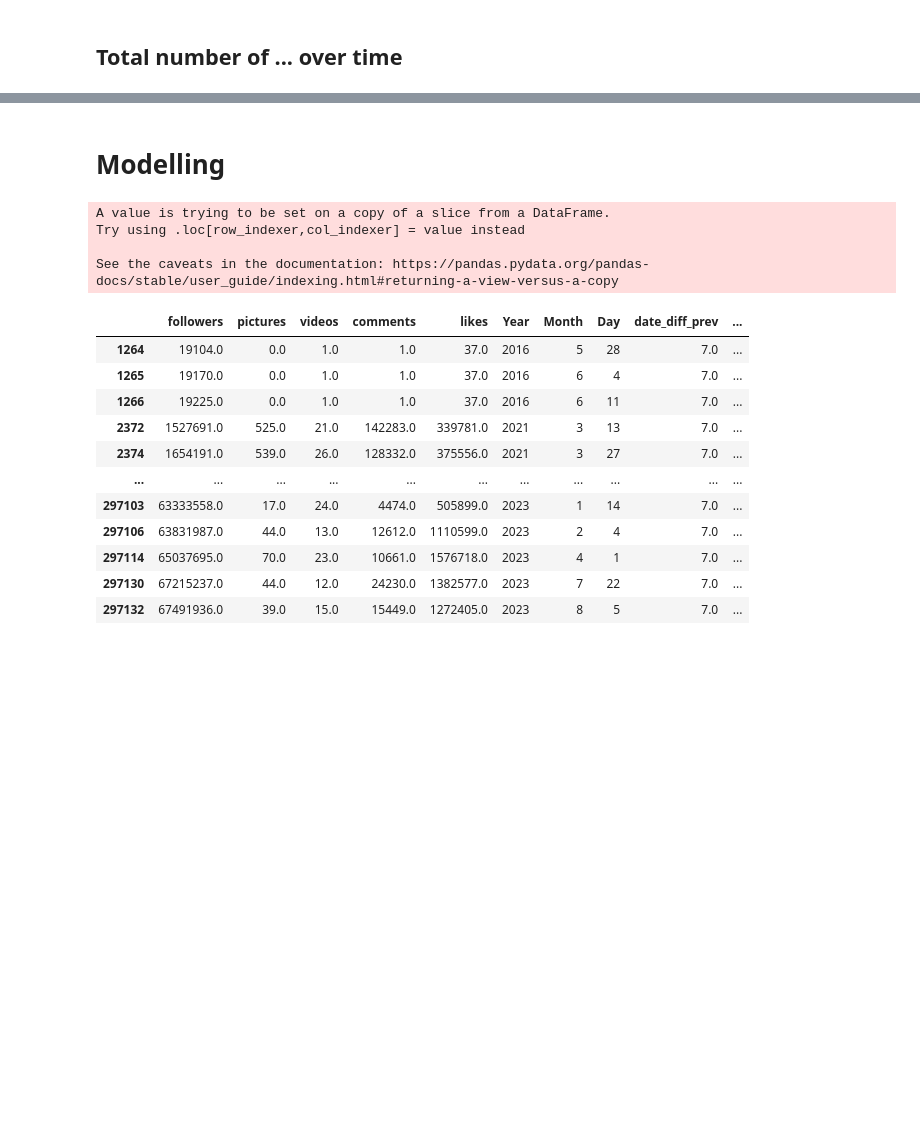
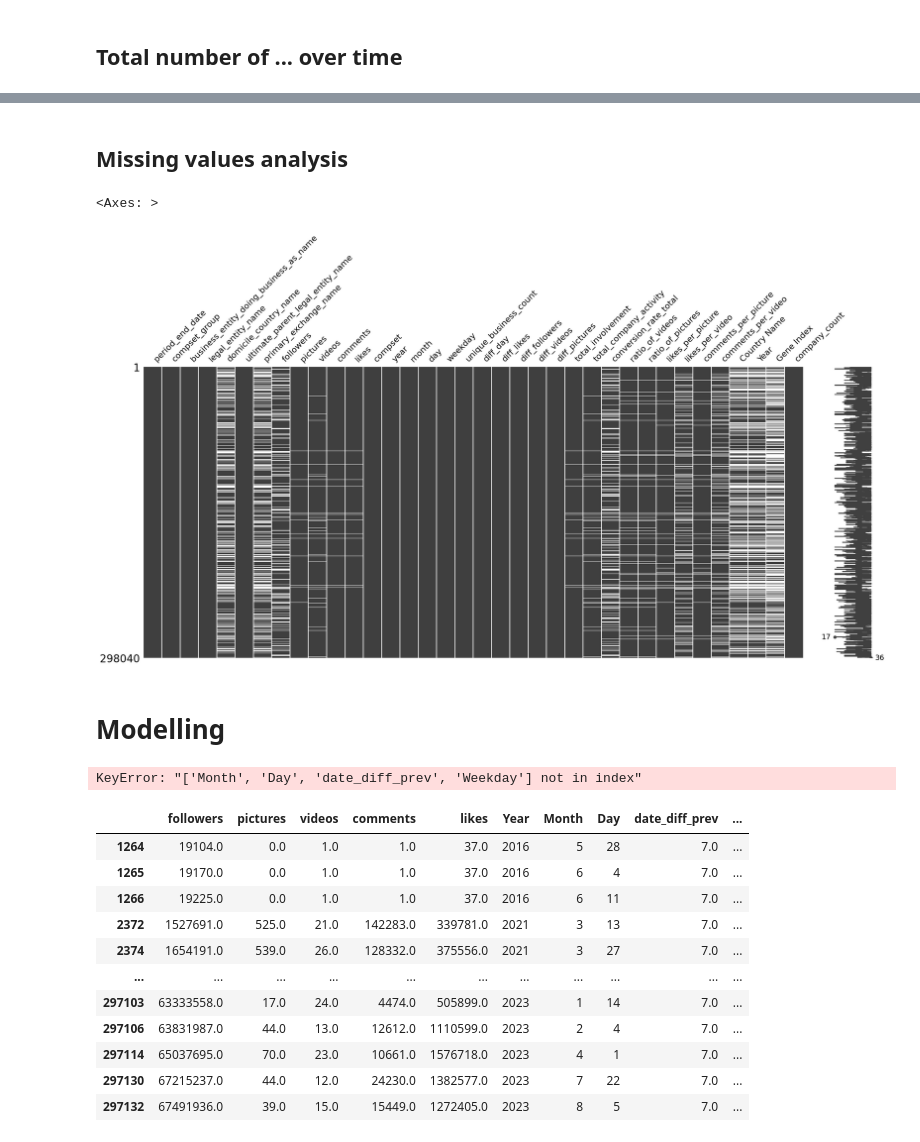
Before and after one commit to saschatran/challenge, a Jupyter notebook: code/code.ipynb, the cells around one changed output, grey strips where cells are left out. Cells and saved outputs as stored; diff of their text form; code cells hidden in the pictures; blank space fills up the shorter version.

```diff
--- a/code/code.ipynb
+++ b/code/code.ipynb
@@ -111,5 +112,0 @@ df['Weekday'] = df['period_end_date'].dt.dayofweek
-# %%
-# get the difference between the current date and the previous date
-df = df.sort_values(by=['business_entity_doing_business_as_name', 'period_end_date'])
-df['date_diff_prev'] = df['period_end_date'].diff().dt.days
-df['date_diff_prev'] = df['date_diff_prev'].fillna(7)
@@ -189,3 +211,10 @@ for agg in agg_by:
+# %% [markdown]
+## Missing values analysis
+# %%
+msno.matrix(df)
+# %% [output]
+<Axes: >
+[figure, added]
 # %% [markdown]
 # Modelling
 # %%
@@ -195,13 +224,10 @@ features = ['followers', 'pictures', 'videos', 'comments',
        'total_involvement', 'total_company_activity', 'conversion_rate_total',
        'ratio_of_videos', 'ratio_of_pictures', 'likes_per_picture',
        'likes_per_video', 'comments_per_picture', 'comments_per_video',
-       'Gene Index', "Weekday"]
+       'Gene Index']
 anomalies = m.next_model(df, features)
 # %% [output]
-A value is trying to be set on a copy of a slice from a DataFrame.
-Try using .loc[row_indexer,col_indexer] = value instead
-
-See the caveats in the documentation: https://pandas.pydata.org/pandas-docs/stable/user_guide/indexing.html#returning-a-view-versus-a-copy
+KeyError: "['Month', 'Day', 'date_diff_prev', 'Weekday'] not in index"
 # %%
 anomalies[anomalies["anomaly"] == -1]
 # %% [output]
```
Also changed, not shown: parts of 8 cells of this notebook, 3 other files.
